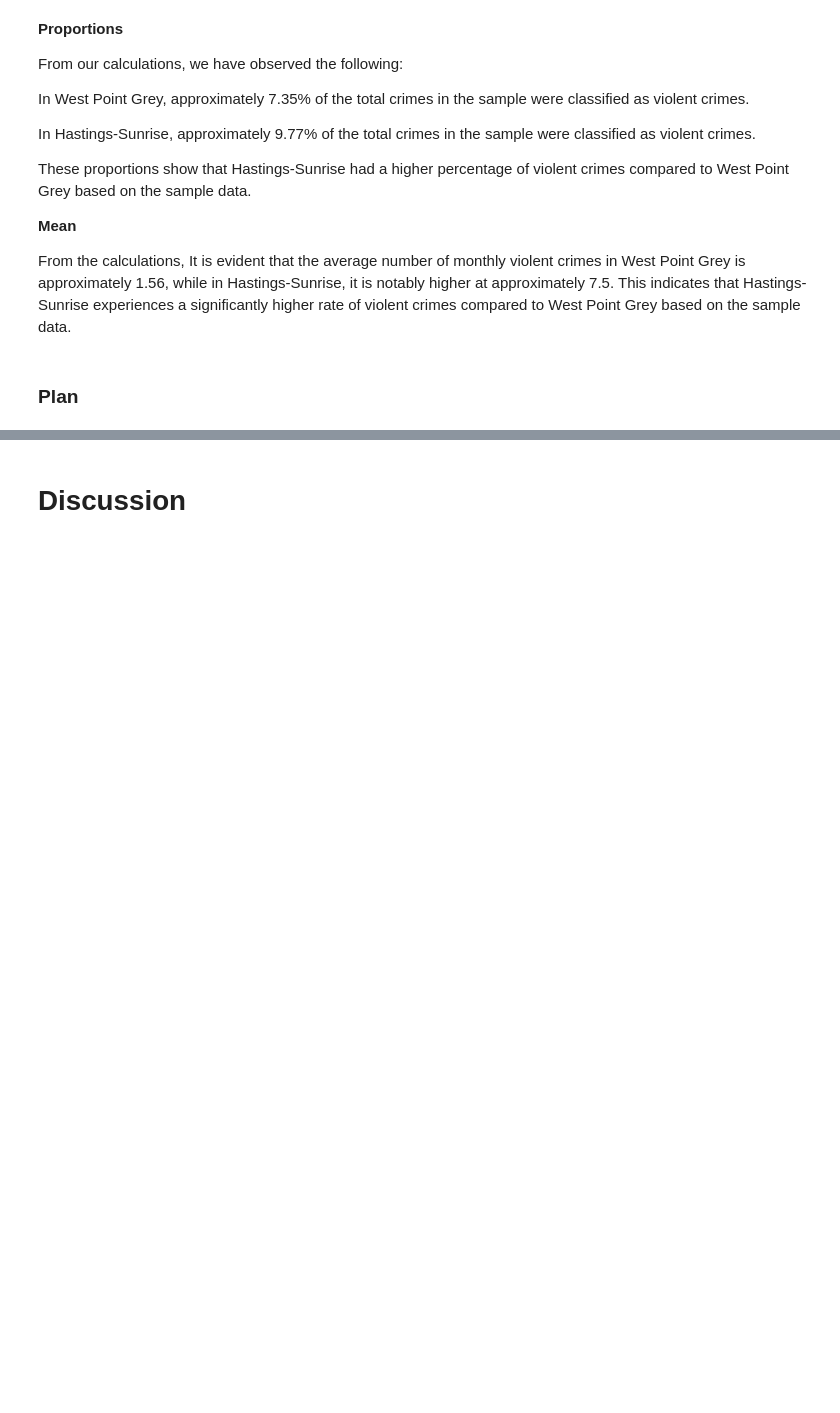
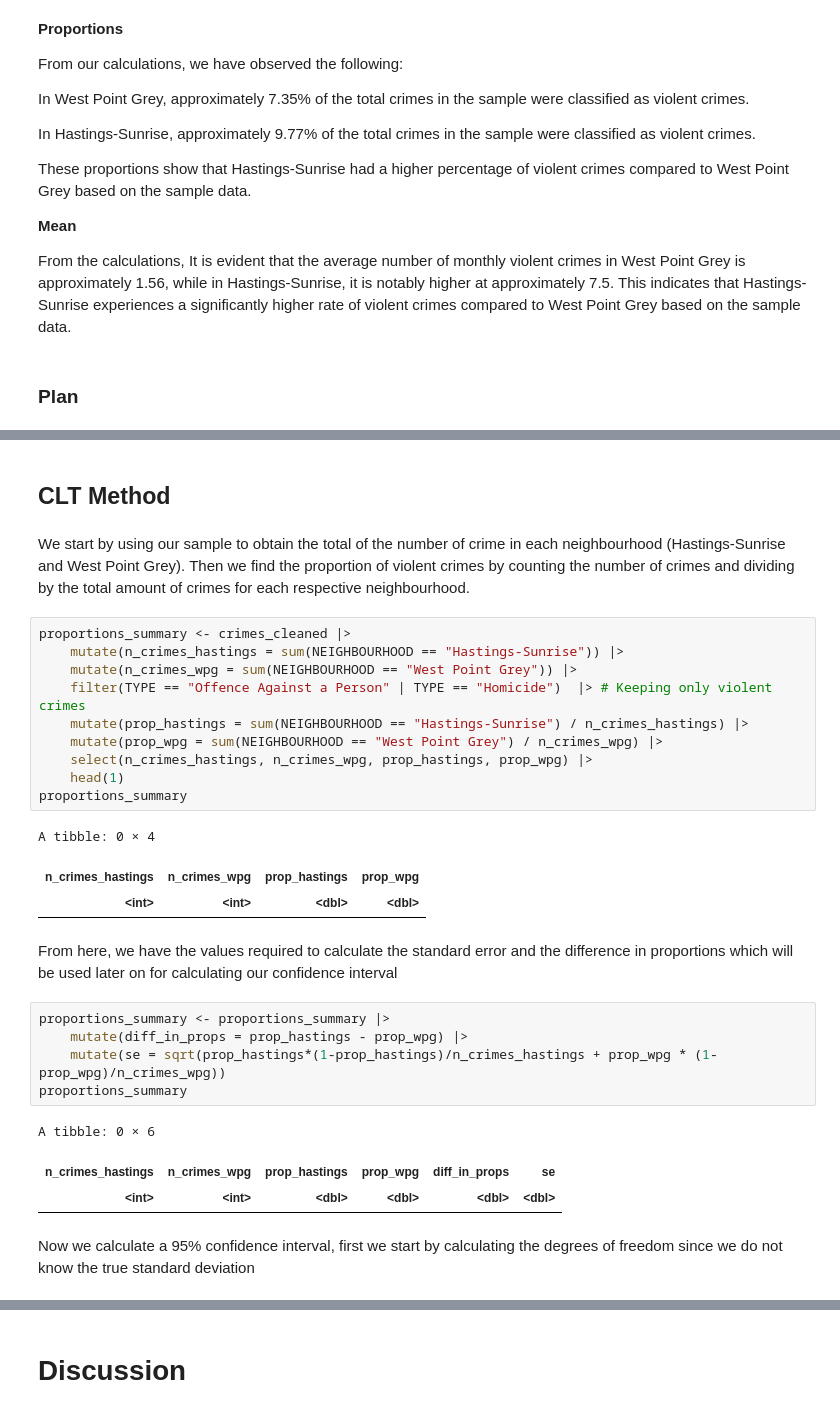
Before and after one commit to Carson-Lu/stat201project-Group27, a Jupyter notebook: proposal.ipynb, the cells around one changed output, grey strips where cells are left out. Drawn from its saved outputs; the diff is of its cells as text; blank space fills up the shorter version.

Commit message:
Started bootstrapping and CLT

```diff
--- a/proposal.ipynb
+++ b/proposal.ipynb
@@ -327,0 +350,31 @@ For asymptotics, assumptions and conditions for CLT are satisfied, that is, we a
+# %% [markdown]
+## CLT Method
+# %% [markdown]
+We start by using our sample to obtain the total of the number of crime in each neighbourhood (Hastings-Sunrise and West Point Grey). Then we find the proportion of violent crimes by counting the number of crimes and dividing by the total amount of crimes for each respective neighbourhood.
+# %%
+proportions_summary <- crimes_cleaned |>
+    mutate(n_crimes_hastings = sum(NEIGHBOURHOOD == "Hastings-Sunrise")) |>
+    mutate(n_crimes_wpg = sum(NEIGHBOURHOOD == "West Point Grey")) |>
+    filter(TYPE == "Offence Against a Person" | TYPE == "Homicide")  |> # Keeping only violent crimes
+    mutate(prop_hastings = sum(NEIGHBOURHOOD == "Hastings-Sunrise") / n_crimes_hastings) |>
+    mutate(prop_wpg = sum(NEIGHBOURHOOD == "West Point Grey") / n_crimes_wpg) |>
+    select(n_crimes_hastings, n_crimes_wpg, prop_hastings, prop_wpg) |>
+    head(1)
+proportions_summary
+# %% [output]
+A tibble: 0 × 4
+| n_crimes_hastings | n_crimes_wpg | prop_hastings | prop_wpg |
+| <int> | <int> | <dbl> | <dbl> |
+# %% [markdown]
+From here, we have the values required to calculate the standard error and the difference in proportions which will be used later on for calculating our confidence interval
+# %%
+proportions_summary <- proportions_summary |>
+    mutate(diff_in_props = prop_hastings - prop_wpg) |>
+    mutate(se = sqrt(prop_hastings*(1-prop_hastings)/n_crimes_hastings + prop_wpg * (1-prop_wpg)/n_crimes_wpg))
+proportions_summary
+# %% [output]
+A tibble: 0 × 6
+| n_crimes_hastings | n_crimes_wpg | prop_hastings | prop_wpg | diff_in_props | se |
+| <int> | <int> | <dbl> | <dbl> | <dbl> | <dbl> |
+# %% [markdown]
+Now we calculate a 95% confidence interval, first we start by calculating the degrees of freedom since we do not know the true standard deviation
```
Also changed, not shown: parts of 17 cells of this notebook.
